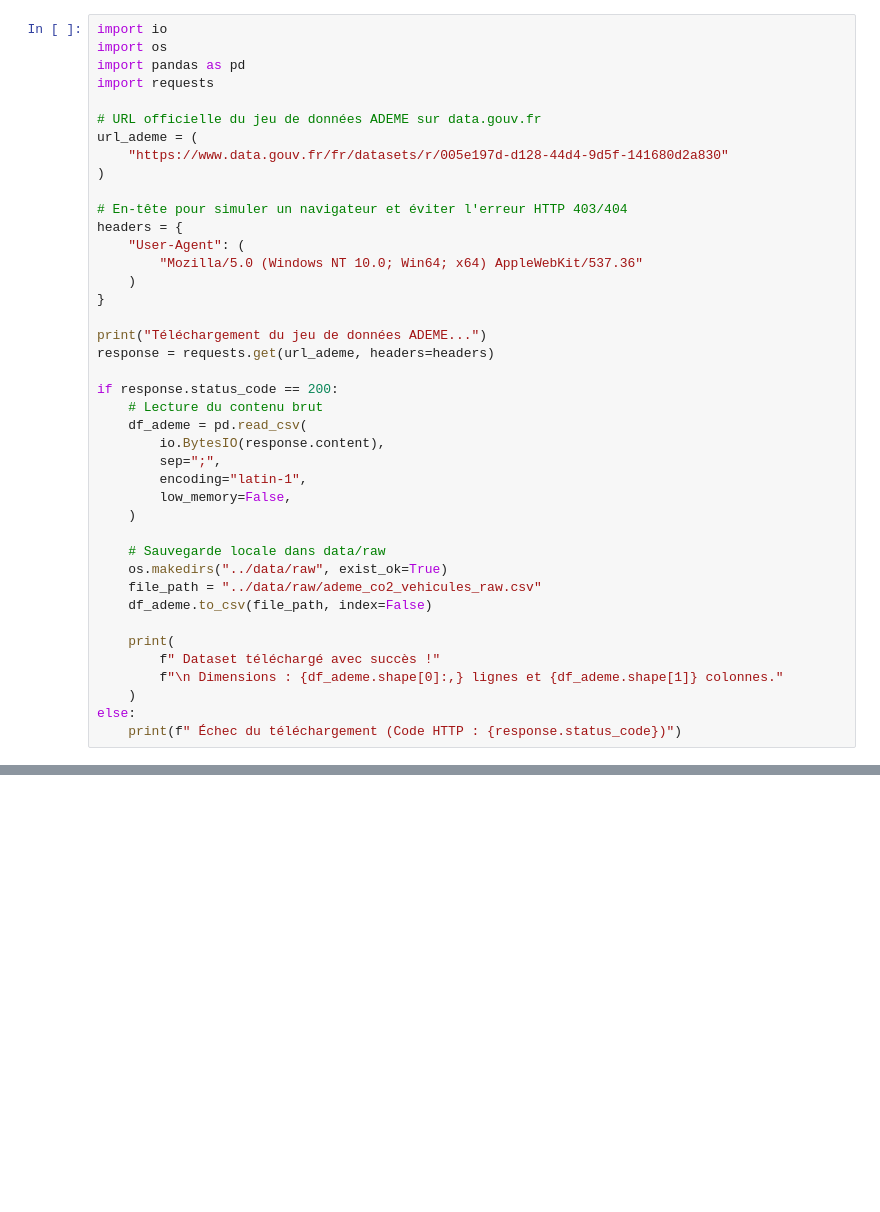
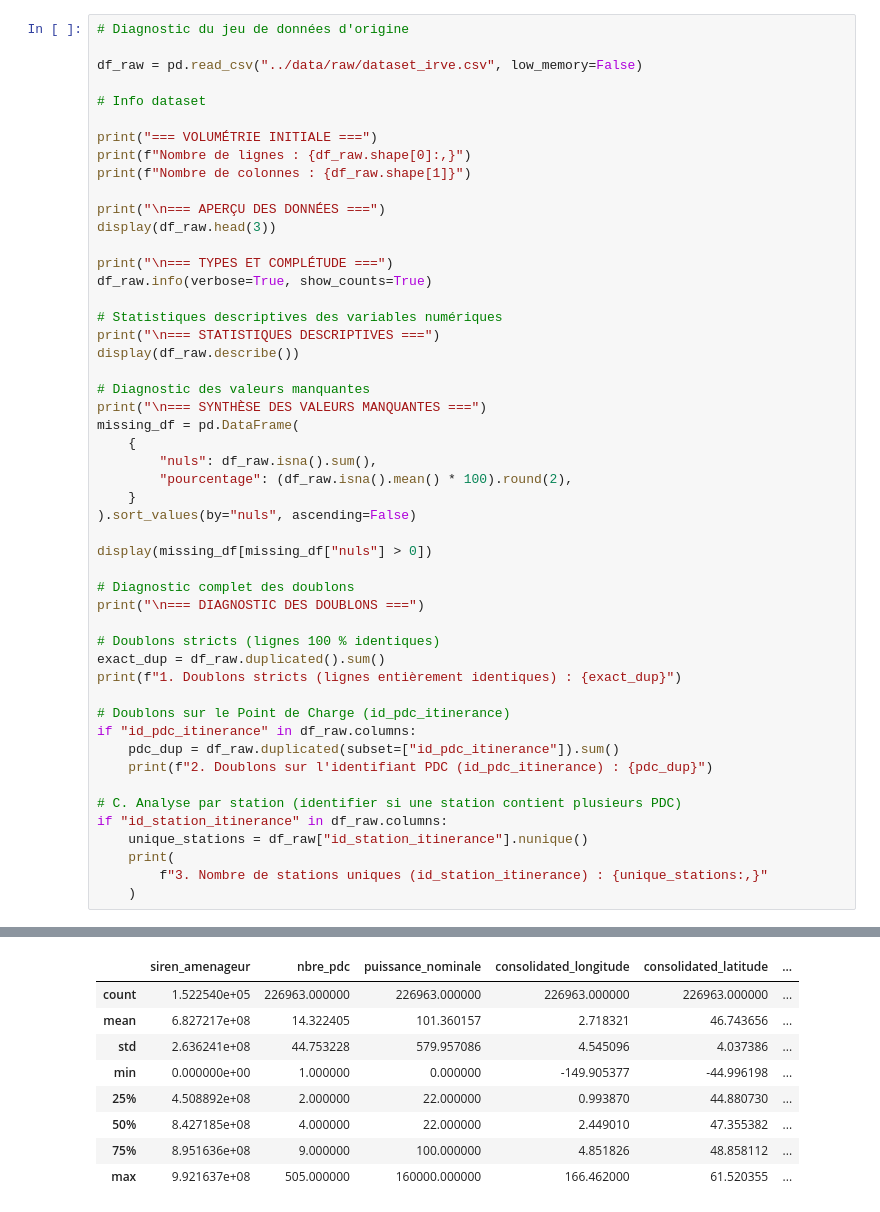
Before and after one commit to CharmelleG/irve-bornes-recharge-ml_Charmelle, a Jupyter notebook: src/01_eda_cleaning.ipynb, the cells around one changed output, grey strips where cells are left out. Saved outputs shown, nothing was run; the diff lists cells and outputs as text; blank space fills up the shorter version.

Commit message:
Diagnostis/EDA/markdown

```diff
--- a/src/01_eda_cleaning.ipynb
+++ b/src/01_eda_cleaning.ipynb
@@ -31,42 +47,51 @@ sns.set_theme(style="whitegrid")
 # %%
-import io
-import os
-import pandas as pd
-import requests
+# Diagnostic du jeu de données d'origine
 
-# URL officielle du jeu de données ADEME sur data.gouv.fr
-url_ademe = (
-    "https://www.data.gouv.fr/fr/datasets/r/005e197d-d128-44d4-9d5f-141680d2a830"
-)
+df_raw = pd.read_csv("../data/raw/dataset_irve.csv", low_memory=False)
 
-# En-tête pour simuler un navigateur et éviter l'erreur HTTP 403/404
-headers = {
-    "User-Agent": (
-        "Mozilla/5.0 (Windows NT 10.0; Win64; x64) AppleWebKit/537.36"
+# Info dataset
+
+print("=== VOLUMÉTRIE INITIALE ===")
+print(f"Nombre de lignes : {df_raw.shape[0]:,}")
+print(f"Nombre de colonnes : {df_raw.shape[1]}")
+
+print("\n=== APERÇU DES DONNÉES ===")
+display(df_raw.head(3))
+
+print("\n=== TYPES ET COMPLÉTUDE ===")
+df_raw.info(verbose=True, show_counts=True)
+
+# Statistiques descriptives des variables numériques
+print("\n=== STATISTIQUES DESCRIPTIVES ===")
+display(df_raw.describe())
+
+# Diagnostic des valeurs manquantes
+print("\n=== SYNTHÈSE DES VALEURS MANQUANTES ===")
+missing_df = pd.DataFrame(
+    {
+        "nuls": df_raw.isna().sum(),
+        "pourcentage": (df_raw.isna().mean() * 100).round(2),
+    }
+).sort_values(by="nuls", ascending=False)
+
+display(missing_df[missing_df["nuls"] > 0])
+
+# Diagnostic complet des doublons
+print("\n=== DIAGNOSTIC DES DOUBLONS ===")
+
+# Doublons stricts (lignes 100 % identiques)
+exact_dup = df_raw.duplicated().sum()
+print(f"1. Doublons stricts (lignes entièrement identiques) : {exact_dup}")
+
+# Doublons sur le Point de Charge (id_pdc_itinerance)
+if "id_pdc_itinerance" in df_raw.columns:
+    pdc_dup = df_raw.duplicated(subset=["id_pdc_itinerance"]).sum()
+    print(f"2. Doublons sur l'identifiant PDC (id_pdc_itinerance) : {pdc_dup}")
+
+# C. Analyse par station (identifier si une station contient plusieurs PDC)
+if "id_station_itinerance" in df_raw.columns:
+    unique_stations = df_raw["id_station_itinerance"].nunique()
+    print(
+        f"3. Nombre de stations uniques (id_station_itinerance) : {unique_stations:,}"
     )
-}
-
-print("Téléchargement du jeu de données ADEME...")
-response = requests.get(url_ademe, headers=headers)
-
-if response.status_code == 200:
-    # Lecture du contenu brut
-    df_ademe = pd.read_csv(
-        io.BytesIO(response.content),
-        sep=";",
-        encoding="latin-1",
-        low_memory=False,
-    )
-
-    # Sauvegarde locale dans data/raw
-    os.makedirs("../data/raw", exist_ok=True)
-    file_path = "../data/raw/ademe_co2_vehicules_raw.csv"
-    df_ademe.to_csv(file_path, index=False)
-
-    print(
-        f" Dataset téléchargé avec succès !"
-        f"\n Dimensions : {df_ademe.shape[0]:,} lignes et {df_ademe.shape[1]} colonnes."
-    )
-else:
-    print(f" Échec du téléchargement (Code HTTP : {response.status_code})")
 # %% [output]
@@ -74,0 +124,9 @@ Téléchargement du jeu de données ADEME...
+|  | siren_amenageur | nbre_pdc | puissance_nominale | consolidated_longitude | consolidated_latitude | ... |
+| count | 1.522540e+05 | 226963.000000 | 226963.000000 | 226963.000000 | 226963.000000 | ... |
+| mean | 6.827217e+08 | 14.322405 | 101.360157 | 2.718321 | 46.743656 | ... |
+| std | 2.636241e+08 | 44.753228 | 579.957086 | 4.545096 | 4.037386 | ... |
+| min | 0.000000e+00 | 1.000000 | 0.000000 | -149.905377 | -44.996198 | ... |
+| 25% | 4.508892e+08 | 2.000000 | 22.000000 | 0.993870 | 44.880730 | ... |
+| 50% | 8.427185e+08 | 4.000000 | 22.000000 | 2.449010 | 47.355382 | ... |
+| 75% | 8.951636e+08 | 9.000000 | 100.000000 | 4.851826 | 48.858112 | ... |
+| max | 9.921637e+08 | 505.000000 | 160000.000000 | 166.462000 | 61.520355 | ... |
```
Also changed, not shown: parts of 9 cells of this notebook, 3 other files.
